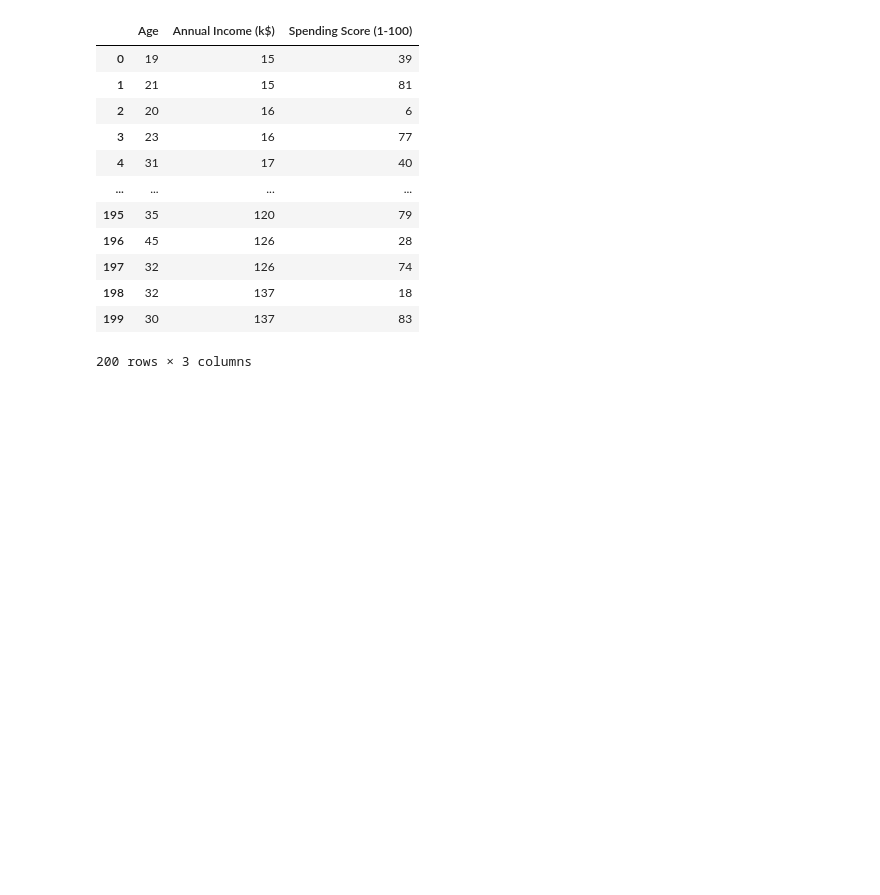
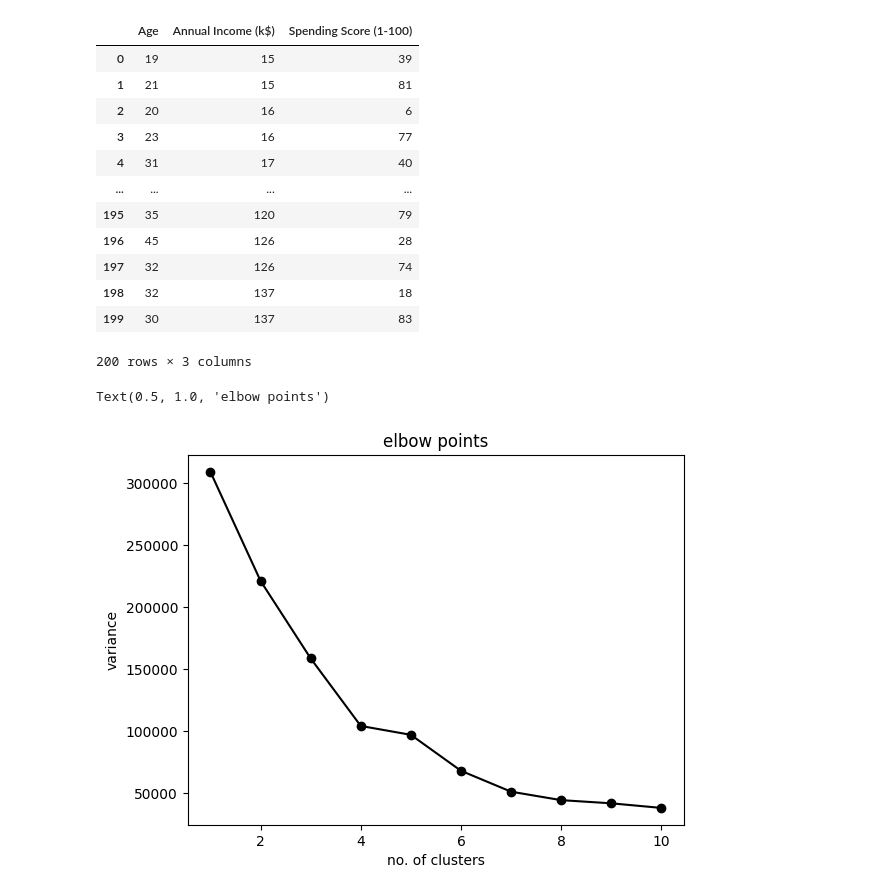
Before and after one commit to athira-1311/ML, a Jupyter notebook: kmeans(clustering)/mall_customers.ipynb, the cells around one changed output. Saved outputs shown, nothing was run; the diff lists cells and outputs as text; code cells hidden in the pictures; blank space fills up the shorter version.

```diff
--- a/kmeans(clustering)/mall_customers.ipynb
+++ b/kmeans(clustering)/mall_customers.ipynb
@@ -132,3 +132,12 @@ for i in range(1,11): #random value
     data=KMeans(n_clusters=i,init="k-means++",random_state=42) # init==> to initialise k means alg
     data.fit(df)
     wcss.append(data.inertia_) # inertia==> to calculate variance
+# %%
+plt.plot(range(1,11),wcss,color="k",marker="o") # either x as list of 1 to 10 or in range , y variance list
+plt.xlabel("no. of clusters")
+plt.ylabel("variance")
+plt.title("elbow points")
+#elbow point =7(constant from that point) ,k=7
+# %% [output]
+Text(0.5, 1.0, 'elbow points')
+[figure, added]
```
Also changed, not shown: parts of 11 cells of this notebook, 11 other files.
